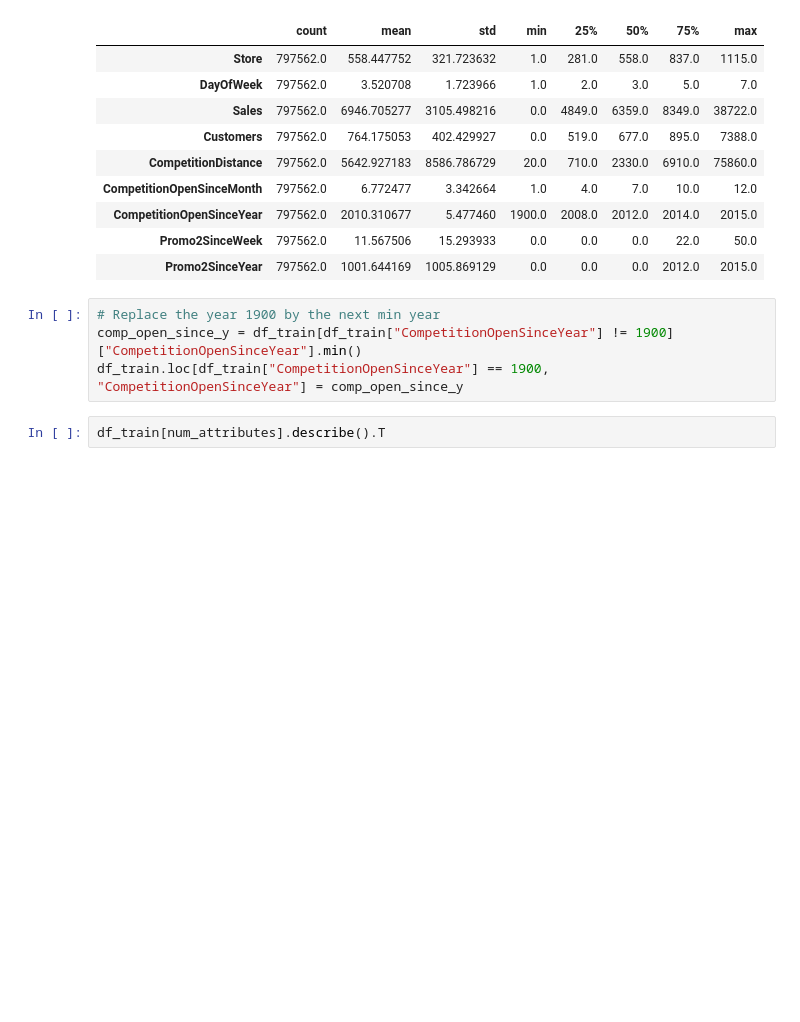
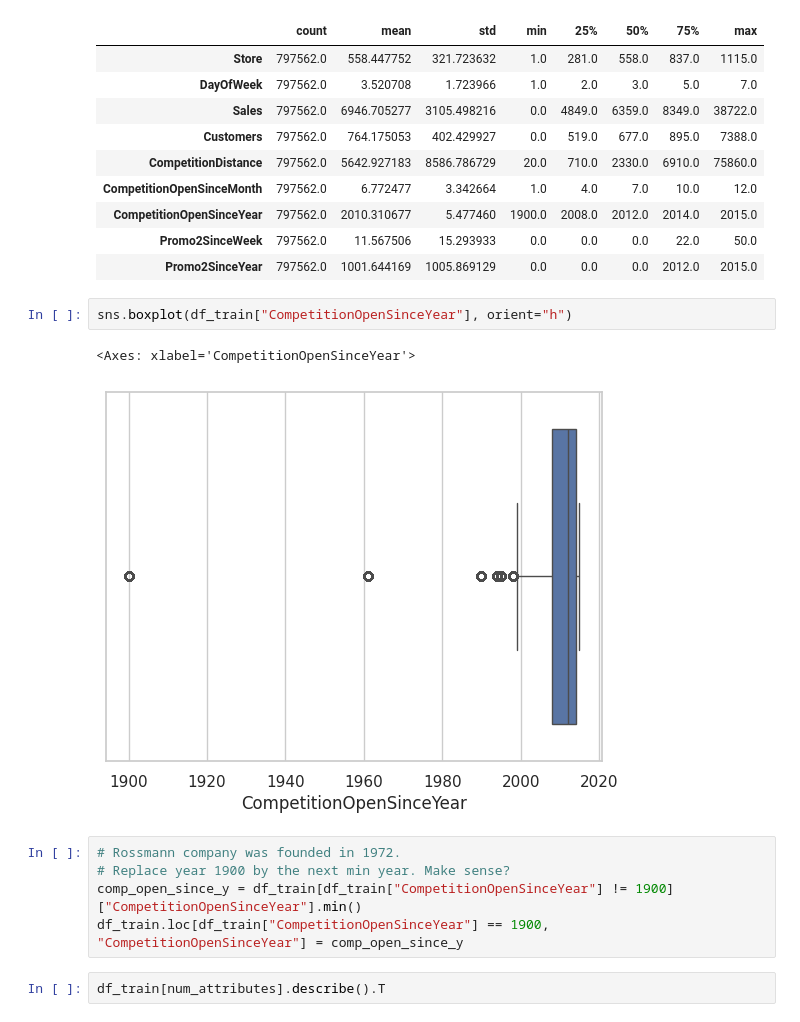
Before and after one commit to ezequielpf/rossmann_sales_prediction, a Jupyter notebook: notebooks/store_sales_predict_v1.ipynb, the cells around one changed output. Drawn from its saved outputs; the diff is of its cells as text; blank space fills up the shorter version.

```diff
--- a/notebooks/store_sales_predict_v1.ipynb
+++ b/notebooks/store_sales_predict_v1.ipynb
@@ -477,8 +468,14 @@ df_train[num_attributes].describe().T
 | CompetitionOpenSinceYear | 797562.0 | 2010.310677 | 5.477460 | 1900.0 | 2008.0 | 2012.0 | 2014.0 | 2015.0 |
 | Promo2SinceWeek | 797562.0 | 11.567506 | 15.293933 | 0.0 | 0.0 | 0.0 | 22.0 | 50.0 |
 | Promo2SinceYear | 797562.0 | 1001.644169 | 1005.869129 | 0.0 | 0.0 | 0.0 | 2012.0 | 2015.0 |
+# %%
+sns.boxplot(df_train["CompetitionOpenSinceYear"], orient="h")
+# %% [output]
+<Axes: xlabel='CompetitionOpenSinceYear'>
+[figure, added]
 # %%
-# Replace the year 1900 by the next min year
+# Rossmann company was founded in 1972.
+# Replace year 1900 by the next min year. Make sense?
 comp_open_since_y = df_train[df_train["CompetitionOpenSinceYear"] != 1900]["CompetitionOpenSinceYear"].min()
 df_train.loc[df_train["CompetitionOpenSinceYear"] == 1900, "CompetitionOpenSinceYear"] = comp_open_since_y
 # %%
```
Also changed, not shown: parts of 25 cells of this notebook.
